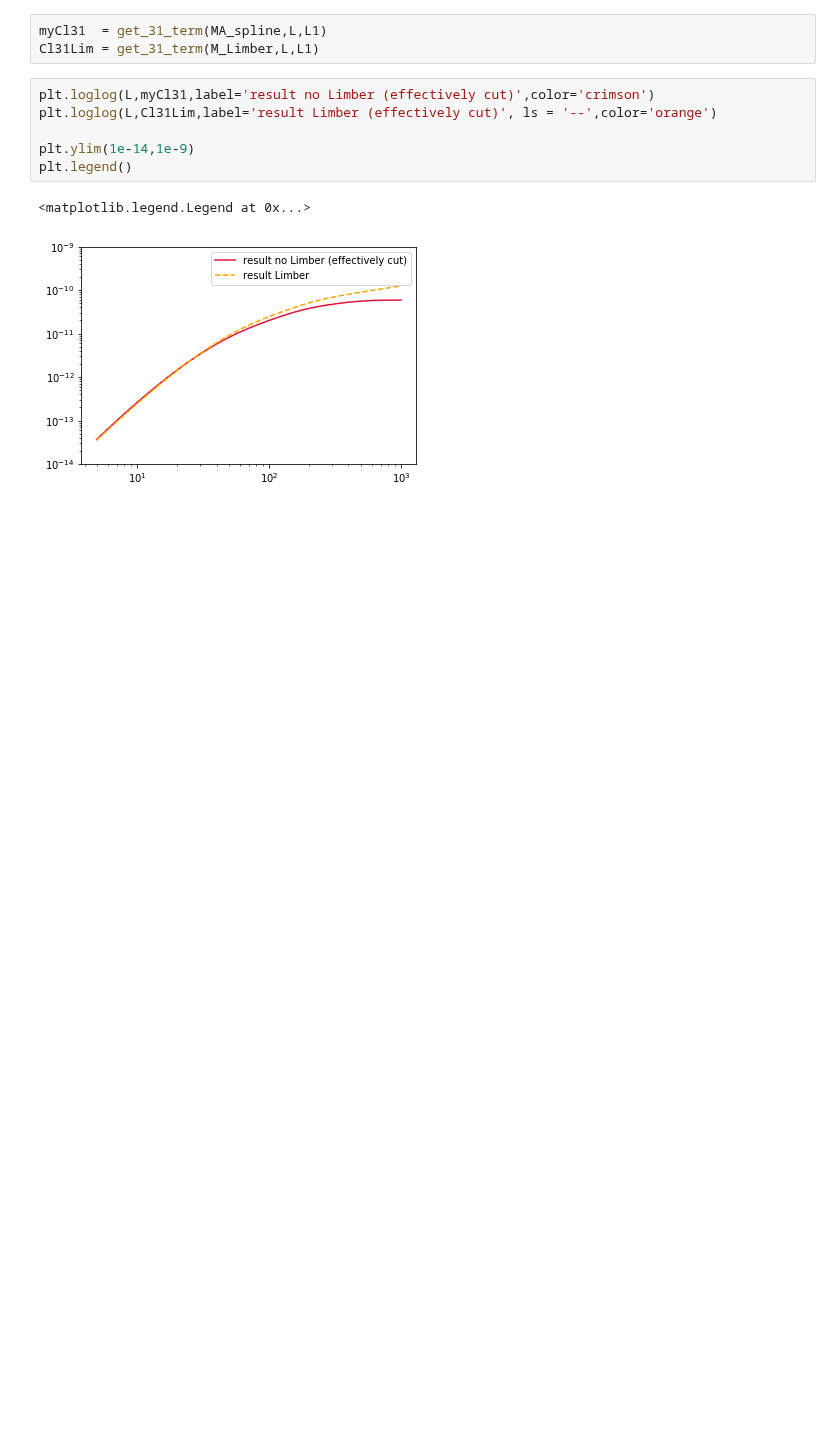
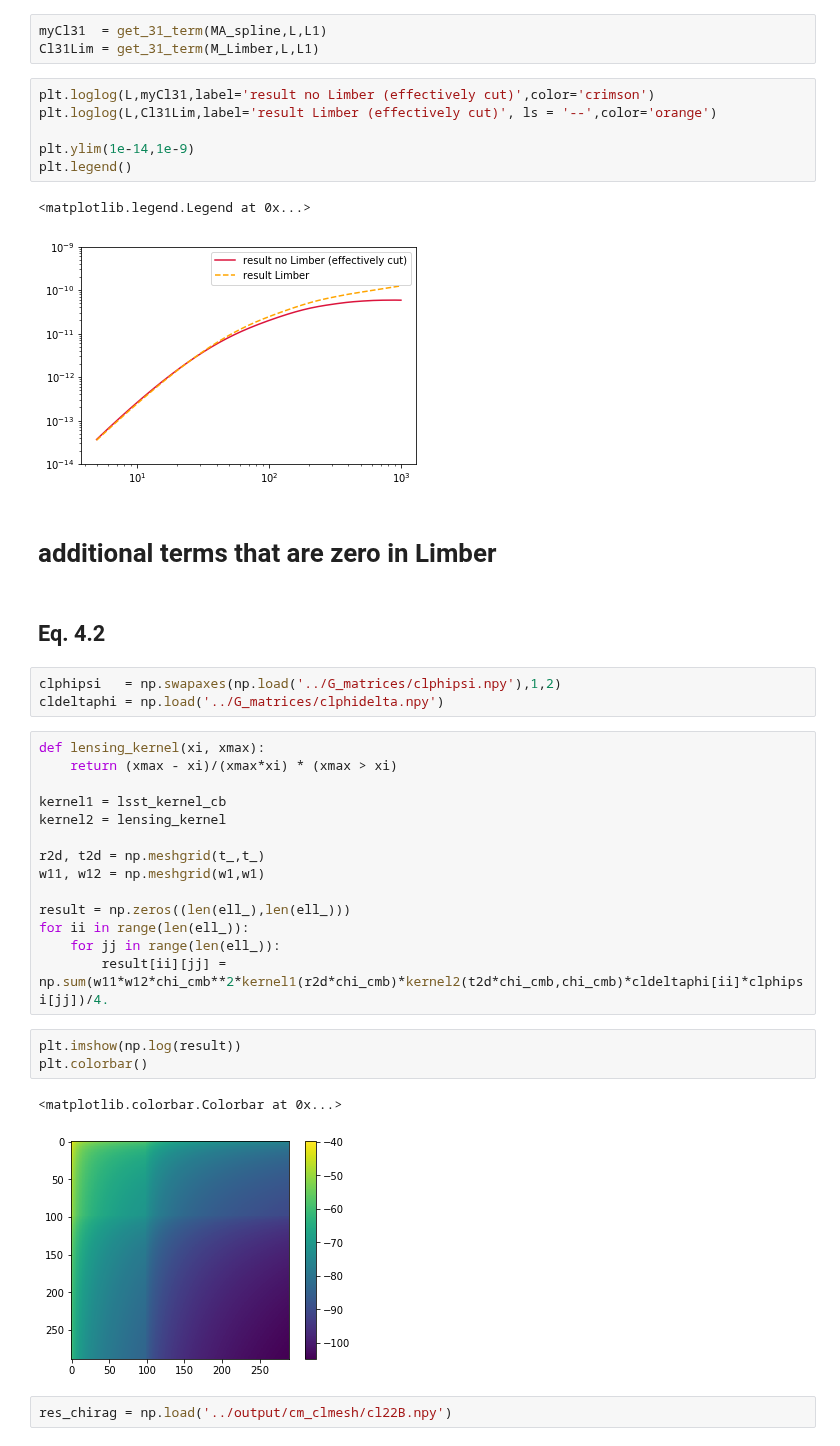
Before and after one commit to VMBoehm/postlimber, a Jupyter notebook: notebooks/PostBornTerms without Limber new approach.ipynb, the cells around one changed output. Cells and saved outputs as stored; diff of their text form; blank space fills up the shorter version.

```diff
--- a/notebooks/PostBornTerms without Limber new approach.ipynb
+++ b/notebooks/PostBornTerms without Limber new approach.ipynb
@@ -455,3 +455,32 @@ plt.legend()
 # %% [output]
 <matplotlib.legend.Legend at 0x...>
 [figure]
+# %% [markdown]
+# additional terms that are zero in Limber
+# %% [markdown]
+## Eq. 4.2
+# %%
+clphipsi   = np.swapaxes(np.load('../G_matrices/clphipsi.npy'),1,2)
+cldeltaphi = np.load('../G_matrices/clphidelta.npy')
+# %%
+def lensing_kernel(xi, xmax):
+    return (xmax - xi)/(xmax*xi) * (xmax > xi)
+
+kernel1 = lsst_kernel_cb
+kernel2 = lensing_kernel
+
+r2d, t2d = np.meshgrid(t_,t_)
+w11, w12 = np.meshgrid(w1,w1)
+
+result = np.zeros((len(ell_),len(ell_)))
+for ii in range(len(ell_)):
+    for jj in range(len(ell_)):
+        result[ii][jj] = np.sum(w11*w12*chi_cmb**2*kernel1(r2d*chi_cmb)*kernel2(t2d*chi_cmb,chi_cmb)*cldeltaphi[ii]*clphipsi[jj])/4.
+# %%
+plt.imshow(np.log(result))
+plt.colorbar()
+# %% [output]
+<matplotlib.colorbar.Colorbar at 0x...>
+[figure, added]
+# %%
+res_chirag = np.load('../output/cm_clmesh/cl22B.npy')
```
Also changed, not shown: parts of 10 cells of this notebook, 1 other file.
